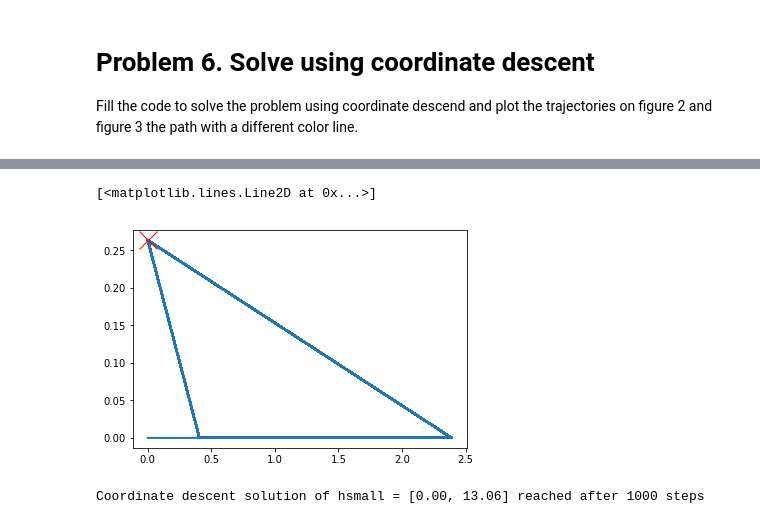
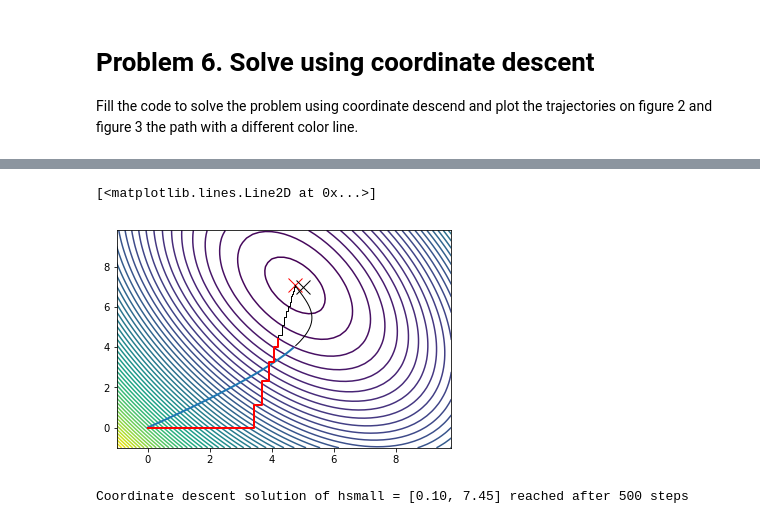
Before and after one commit to theunissenlab/crcns, a Jupyter notebook: python/needs_review/gradient_descent/exercise-gradient_descent.ipynb, the cells around one changed output, grey strips where cells are left out. Cells and saved outputs as stored; diff of their text form; code cells hidden in the pictures.

```diff
--- a/python/needs_review/gradient_descent/exercise-gradient_descent.ipynb
+++ b/python/needs_review/gradient_descent/exercise-gradient_descent.ipynb
@@ -278,20 +325,25 @@ Coordinate descent solution of h = [0.00, 0.26] reached after 1000 steps
-# %%
-fig, ax = plt.subplots()
-ax.plot(hhatcd[0, :totstep], hhatcd[1, :totstep], lw=2)
-ax.plot(hhatcd[0, totstep], hhatcd[1, totstep], 'rx', ms=18)
-# %% [output]
-[<matplotlib.lines.Line2D at 0x...>]
-[figure, removed]
+# %%
+fig, ax = plt.subplots()
+ax.contour(h1, h2, err_real, 50)
+ax.plot(hpred[0], hpred[1], 'rx', ms=14) # The MSE solution in red
+ax.plot(h[0], h[1], 'kx', ms=14) # The actual solution in black
+ax.plot(hhat[0, :totstep], hhat[1, :totstep], lw=2)
+ax.plot(hhat[0, totstep:], hhat[1, totstep:], 'k', lw=1)
+ax.plot(hhatcd[0, :totstepcd], hhatcd[1, :totstepcd], 'r', lw=2)
+ax.plot(hhatcd[0, totstepcd:], hhatcd[1, totstepcd:], 'k', lw=1)
+# %% [output]
+[<matplotlib.lines.Line2D at 0x...>]
+[figure, added]
 # %%
 # Repeat for the smaller data shown in figure 3.
-nsteps = 1000
+nsteps = 500
 
 # initialize hhat at origin and allocate space
 hhatcdsmall = np.zeros([2, nsteps + 1])  #  We will be keeeping track of hhat during our descent
 
 # loop for a certain number of iterations
 # and mark when your reach the noise level...
-totstep = -1
+totstepcdsmall = -1
 for ii in range(nsteps):
 
     # calculate the gradient at hhat
@@ -302,22 +354,23 @@ for ii in range(nsteps):
     # update hhat using stepsize and gradient
     ix_maxgrad = np.argmax(np.abs(grad))
     maxgrad = grad[ix_maxgrad]
+    hhatcdsmall[:, ii+1] = hhatcdsmall[:, ii]
     hhatcdsmall[ix_maxgrad, ii + 1] = hhatcdsmall[ix_maxgrad, ii] - stepsize * maxgrad
 
     # calculate error
-    err = np.mean((np.dot(xsmall.T, hhatcdsmall[:, ii+1]) - yrsmall) ** 2)
+    mserr = np.mean((np.dot(xsmall.T, hhatcdsmall[:, ii+1]) - yrsmall.squeeze()) ** 2)
 
     # set stopping condition when error is below noise power.
-    if err < (vary / (SNR + 1)):
-        if totstep == -1:
-            totstep = ii + 1
+    if mserr < (varysmall / (SNR + 1)):
+        if totstepcdsmall == -1:
+            totstepcdsmall = ii + 1
 
 
-if totstep == -1:
-    totstep = ii + 1
+if totstepcdsmall == -1:
+    totstepcdsmall = ii + 1
 
 msg = 'Coordinate descent solution of hsmall = [{:.2f}, {:.2f}] reached after {} steps\n'.format(
-    hhatcdsmall[0, totstep], hhatcdsmall[1, totstep], totstep)
+    hhatcdsmall[0, totstepcdsmall], hhatcdsmall[1, totstepcdsmall], totstepcdsmall)
 print(msg)
 # %% [output]
-Coordinate descent solution of hsmall = [0.00, 13.06] reached after 1000 steps
+Coordinate descent solution of hsmall = [0.10, 7.45] reached after 500 steps
```
Also changed, not shown: parts of 39 cells of this notebook.
